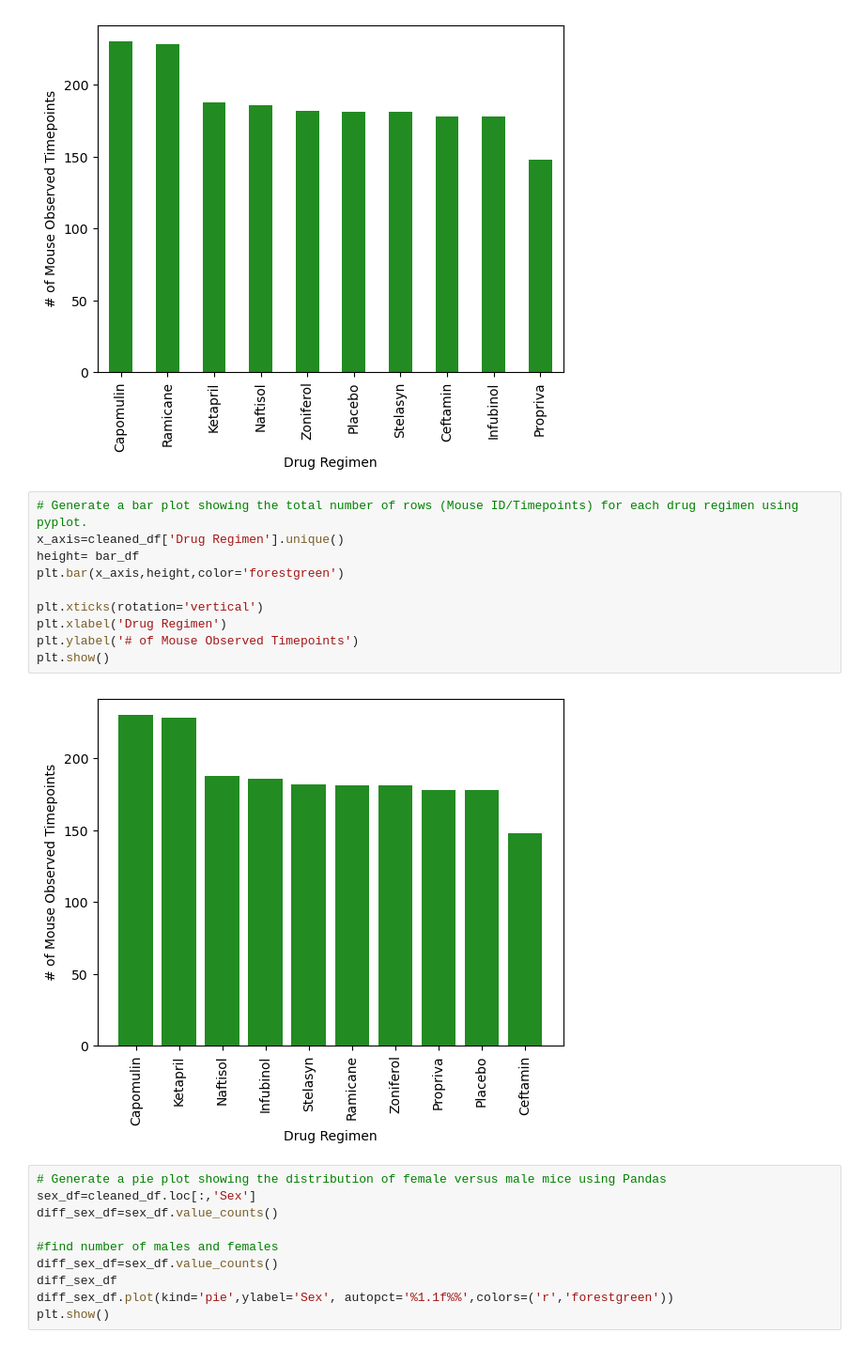
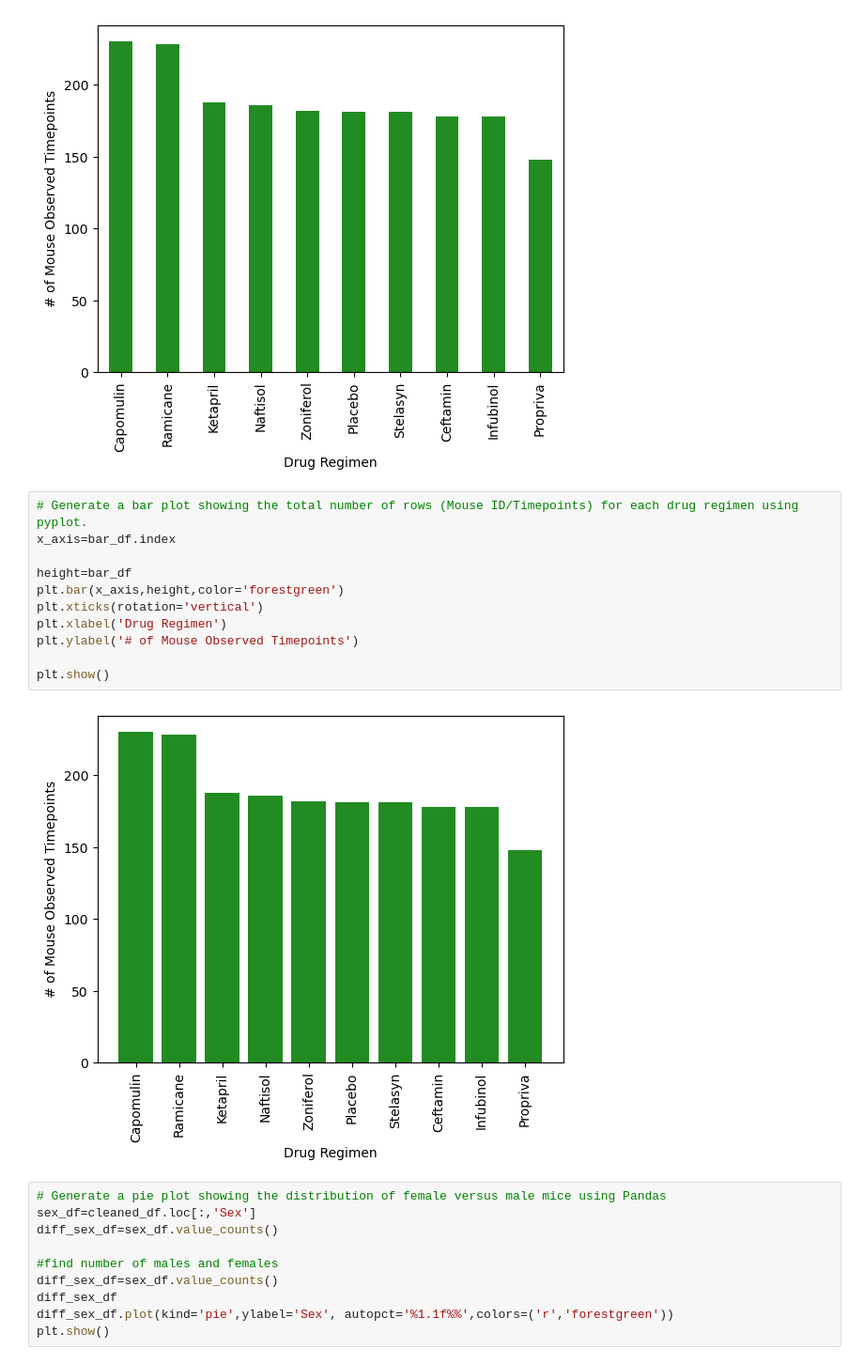
Before and after one commit to grantgorham26/matplotlib_pandas_challenge, a Jupyter notebook: Pymaceuticals/main.ipynb, the cells around one changed output. Shown at 94% size. Saved outputs shown, nothing was run; the diff lists cells and outputs as text.

Commit message:
data analysis and fixing graphs

```diff
--- a/Pymaceuticals/main.ipynb
+++ b/Pymaceuticals/main.ipynb
@@ -218,16 +226,17 @@ plt.show()
 [figure]
 # %%
 # Generate a bar plot showing the total number of rows (Mouse ID/Timepoints) for each drug regimen using pyplot.
-x_axis=cleaned_df['Drug Regimen'].unique()
-height= bar_df
+x_axis=bar_df.index
+
+height=bar_df
 plt.bar(x_axis,height,color='forestgreen')
-
 plt.xticks(rotation='vertical')
 plt.xlabel('Drug Regimen')
 plt.ylabel('# of Mouse Observed Timepoints')
+
 plt.show()
 # %% [output]
-[figure, old version]
+[figure, new version]
 # %%
 # Generate a pie plot showing the distribution of female versus male mice using Pandas
 sex_df=cleaned_df.loc[:,'Sex']
```
Also changed, not shown: parts of 2 cells of this notebook, 1 other file.
